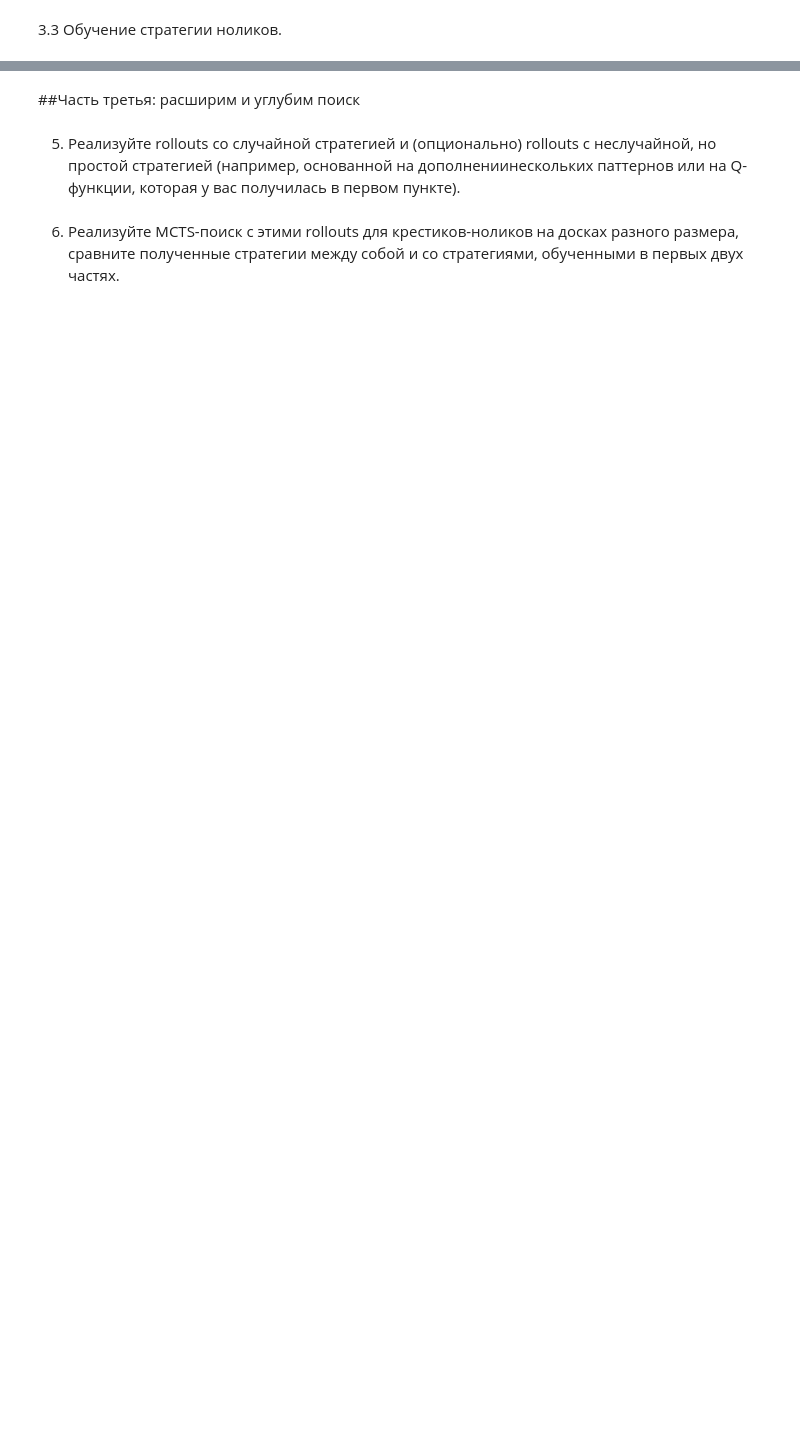
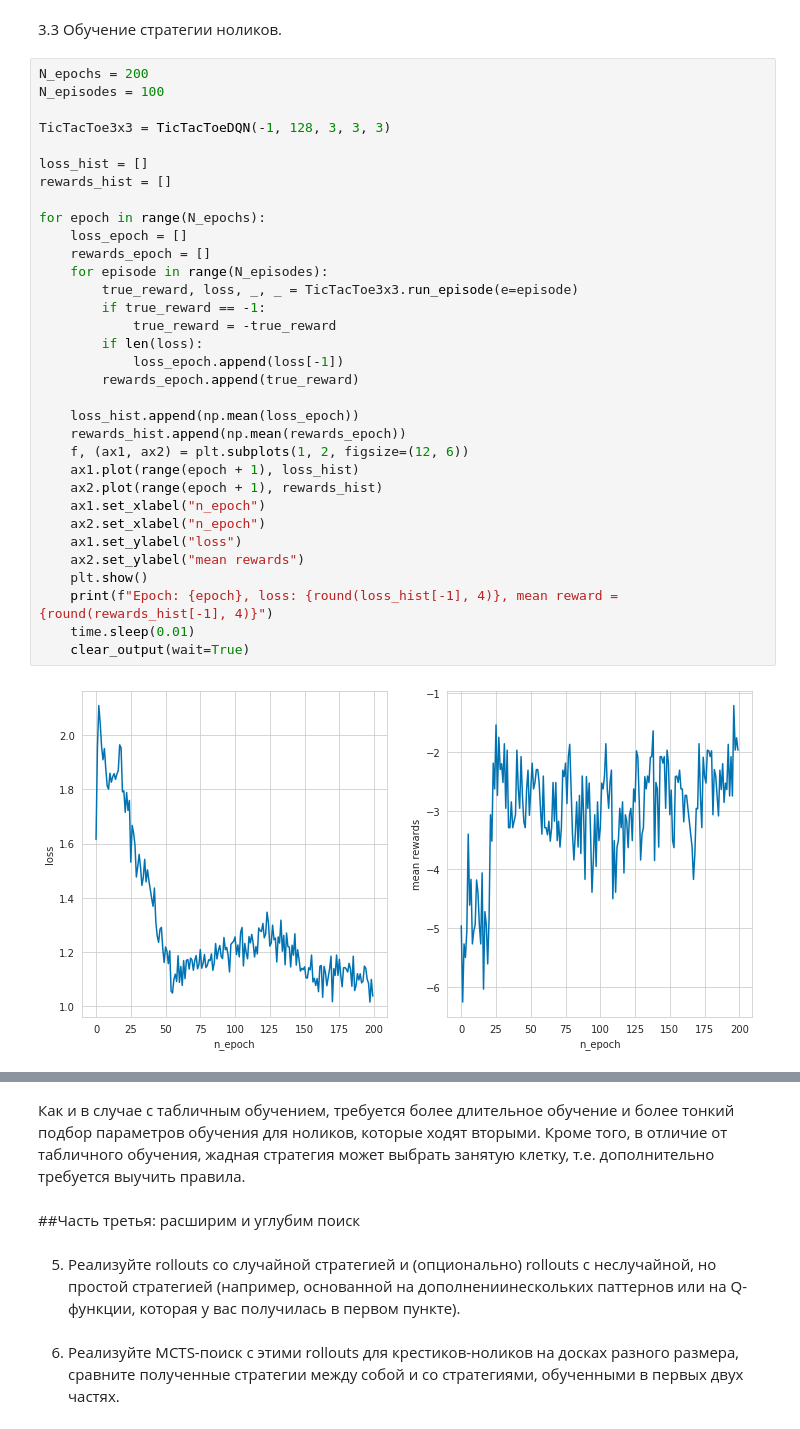
Before and after one commit to viacheslav-konstantinov/MADE_Advanced_DL_and_RL, a Jupyter notebook: HW2.ipynb, the cells around one changed output, grey strips where cells are left out. Drawn from its saved outputs; the diff is of its cells as text; blank space fills up the shorter version.

```diff
--- a/HW2.ipynb
+++ b/HW2.ipynb
@@ -791,2 +899,37 @@ class TicTacToeDQN():
 # %% [markdown]
 3.3 Обучение стратегии ноликов.
+# %%
+N_epochs = 200
+N_episodes = 100
+
+TicTacToe3x3 = TicTacToeDQN(-1, 128, 3, 3, 3)
+
+loss_hist = []
+rewards_hist = []
+
+for epoch in range(N_epochs):
+    loss_epoch = []
+    rewards_epoch = []
+    for episode in range(N_episodes):
+        true_reward, loss, _, _ = TicTacToe3x3.run_episode(e=episode)
+        if true_reward == -1:
+            true_reward = -true_reward
+        if len(loss):
+            loss_epoch.append(loss[-1])
+        rewards_epoch.append(true_reward)
+
+    loss_hist.append(np.mean(loss_epoch))
+    rewards_hist.append(np.mean(rewards_epoch))
+    f, (ax1, ax2) = plt.subplots(1, 2, figsize=(12, 6))
+    ax1.plot(range(epoch + 1), loss_hist)
+    ax2.plot(range(epoch + 1), rewards_hist)
+    ax1.set_xlabel("n_epoch")
+    ax2.set_xlabel("n_epoch")
+    ax1.set_ylabel("loss")
+    ax2.set_ylabel("mean rewards")
+    plt.show()
+    print(f"Epoch: {epoch}, loss: {round(loss_hist[-1], 4)}, mean reward = {round(rewards_hist[-1], 4)}")
+    time.sleep(0.01)
+    clear_output(wait=True)
+# %% [output]
+[figure, added]
@@ -793,3 +937,5 @@ class TicTacToeDQN():
+# %% [markdown]
+Как и в случае с табличным обучением, требуется более длительное обучение и более тонкий подбор параметров обучения для ноликов, которые ходят вторыми. Кроме того, в отличие от табличного обучения, жадная стратегия может выбрать занятую клетку, т.е. дополнительно требуется выучить правила.
 # %% [markdown]
 ##Часть третья: расширим и углубим поиск
 # %% [markdown]
```
Also changed, not shown: parts of 10 cells of this notebook.
